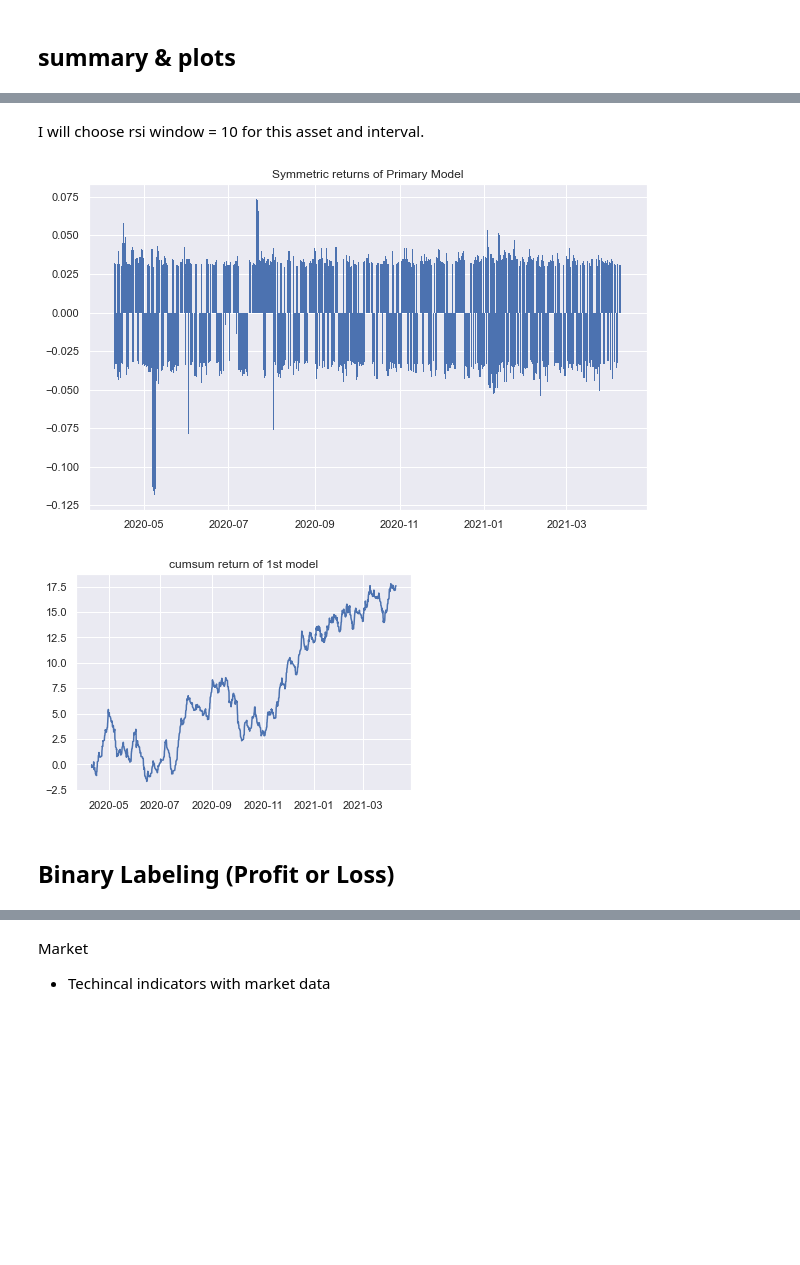
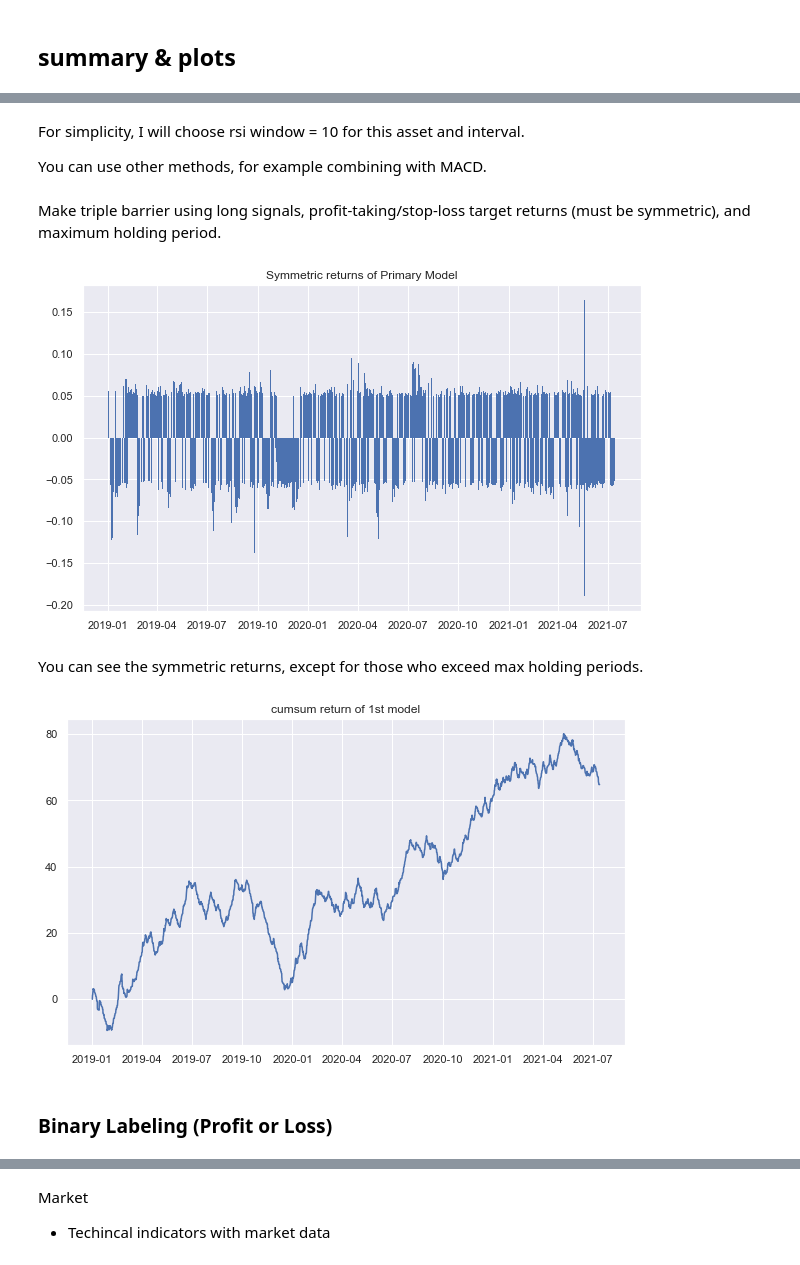
Before and after one commit to jo-cho/trading-rules-using-machine-learning, a Jupyter notebook: Notebooks/ETCUSD trading ML.ipynb, the cells around one changed output, grey strips where cells are left out. Saved outputs shown, nothing was run; the diff lists cells and outputs as text; code cells hidden in the pictures; blank space fills up the shorter version.

```diff
--- a/Notebooks/ETCUSD trading ML.ipynb
+++ b/Notebooks/ETCUSD trading ML.ipynb
@@ -271,31 +261,39 @@ for i in rsi_df.columns:
 # %%
 #returns_df.cumsum()
 # %% [markdown]
-I will choose rsi window = 10 for this asset and interval.
+For simplicity, I will choose rsi window = 10 for this asset and interval.
+
+You can use other methods, for example combining with MACD.
 # %%
 rsi_w = 'rsi_25'
 long = rsi_df.loc[rsi_df[rsi_w]==1,rsi_w]
 enter = long.index
-pt_sl = [0.03,0.03] # profit-taking, stop-loss target
-max_holding = [7,0] #[day,hours]
+pt_sl = [0.05,0.05] # profit-taking, stop-loss target
+max_holding = [14,0] #[day,hours]
 barrier = tb.get_barrier(close,enter,pt_sl,max_holding=max_holding,target=None)
+# %% [markdown]
+Make triple barrier using long signals, profit-taking/stop-loss target returns (must be symmetric), and maximum holding period.
 # %%
 ret = barrier.ret
 plt.figure(figsize=(10,6))
 plt.title('Symmetric returns of Primary Model')
 plt.bar(ret.index, ret.dropna(),linewidth=0)
+plt.savefig('image/returns_of_1stmodel.jpg')
 plt.show();
 # %% [output]
-[figure, old version]
+[figure, new version]
+# %% [markdown]
+You can see the symmetric returns, except for those who exceed max holding periods.
 # %%
-plt.figure()
+plt.figure(figsize=(10,6))
 plt.title('cumsum return of 1st model')
+plt.savefig('image/cumsum_return_1stmodel.jpg')
 plt.plot(ret.cumsum())
 plt.show()
 # %% [output]
-[figure, old version]
+[figure, new version]
 # %% [markdown]
-## Binary Labeling (Profit or Loss)
+### Binary Labeling (Profit or Loss)
 # %%
 first_model = pd.DataFrame()
 first_model['y_pred'] = long
```
Also changed, not shown: parts of 95 cells of this notebook, 1 other file.
